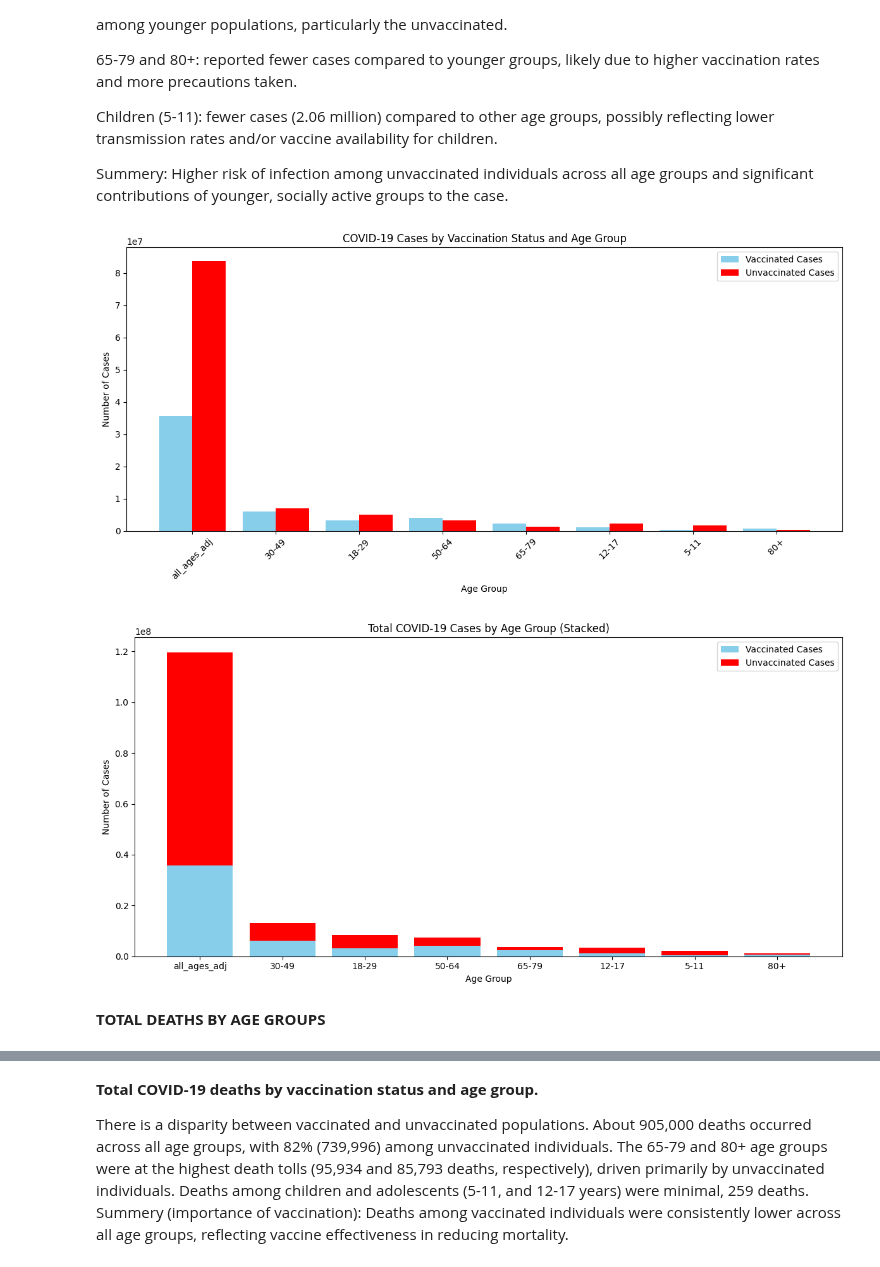
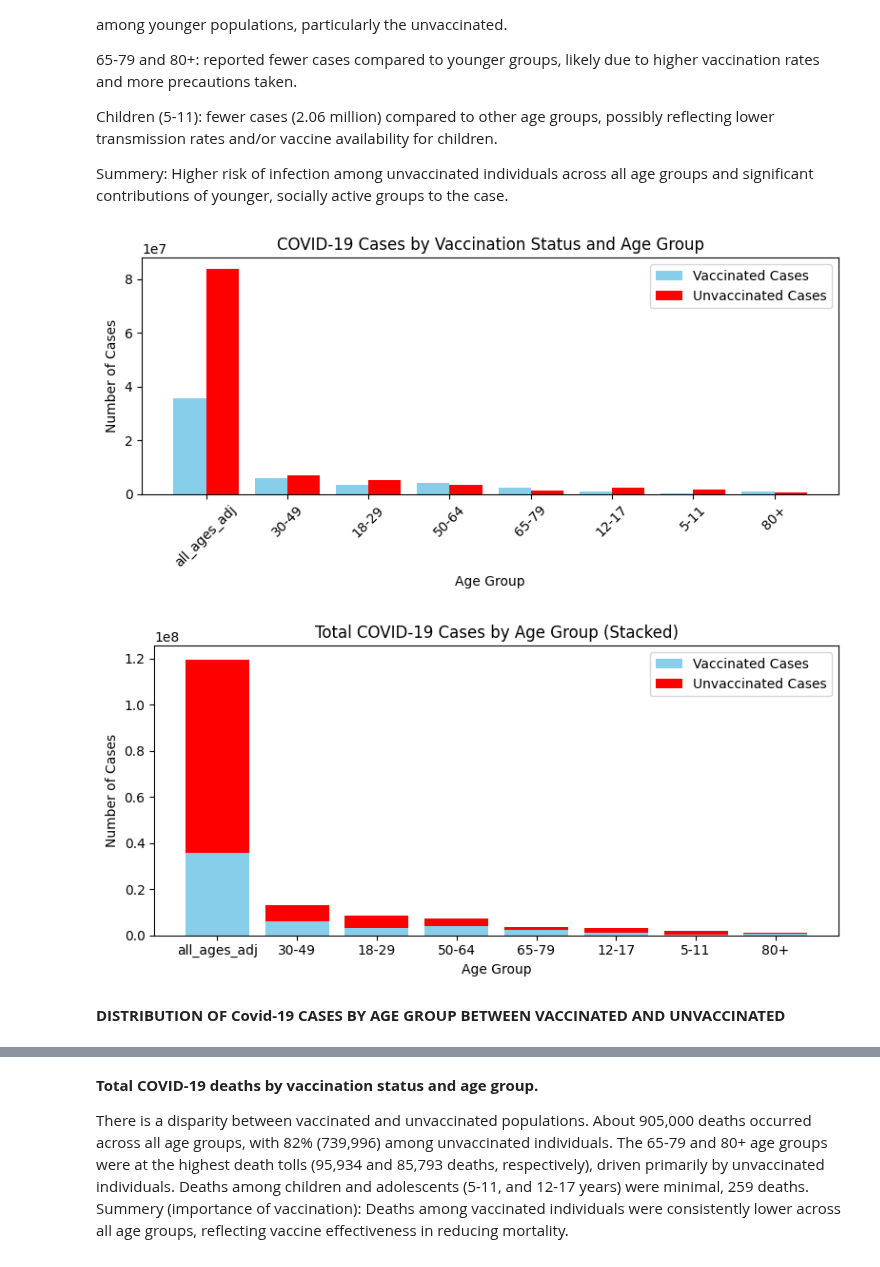
Before and after one commit to belakap/Covid-19-analysis, a Jupyter notebook: 04_Exploratory_Analysis.ipynb, the cells around one changed output, grey strips where cells are left out. Saved outputs shown, nothing was run; the diff lists cells and outputs as text; code cells hidden in the pictures.

```diff
--- a/04_Exploratory_Analysis.ipynb
+++ b/04_Exploratory_Analysis.ipynb
@@ -153,38 +178,38 @@ data = {
     "Total_Cases": [119524569, 12972176, 8296185, 7317504, 3701319, 3309729, 2061765, 1166203],
 }
 
 df = pd.DataFrame(data)
 
 # Set positions for bars
 x = np.arange(len(df["Age group"]))
 
 # Bar chart: Vaccinated vs. Unvaccinated Cases
-plt.figure(figsize=(12, 6))
+plt.figure(figsize=(8, 4))
 bar_width = 0.4
 plt.bar(x - bar_width/2, df["Vaccinated_Cases"], width=bar_width, label="Vaccinated Cases", color="skyblue")
 plt.bar(x + bar_width/2, df["Unvaccinated_Cases"], width=bar_width, label="Unvaccinated Cases", color="red")
 plt.xticks(x, df["Age group"], rotation=45)
 plt.xlabel("Age Group")
 plt.ylabel("Number of Cases")
 plt.title("COVID-19 Cases by Vaccination Status and Age Group")
 plt.legend()
 plt.tight_layout()
 plt.show()
 
 # Total Cases
-plt.figure(figsize=(12, 6))
+plt.figure(figsize=(8, 4))
 plt.bar(df["Age group"], df["Vaccinated_Cases"], label="Vaccinated Cases", color="skyblue")
 plt.bar(df["Age group"], df["Unvaccinated_Cases"], bottom=df["Vaccinated_Cases"], label="Unvaccinated Cases", color="red")
 plt.xlabel("Age Group")
 plt.ylabel("Number of Cases")
 plt.title("Total COVID-19 Cases by Age Group (Stacked)")
 plt.legend()
 plt.tight_layout()
 plt.show()
 # %% [output]
-[figure, old version]
+[figure, new version]
-[figure, old version]
+[figure, new version]
 # %% [markdown]
-**TOTAL DEATHS BY AGE GROUPS**
+**DISTRIBUTION OF Covid-19 CASES BY AGE GROUP BETWEEN VACCINATED AND UNVACCINATED**
 # %%
 # Connect to the SQLite database
```
Also changed, not shown: parts of 12 cells of this notebook.
